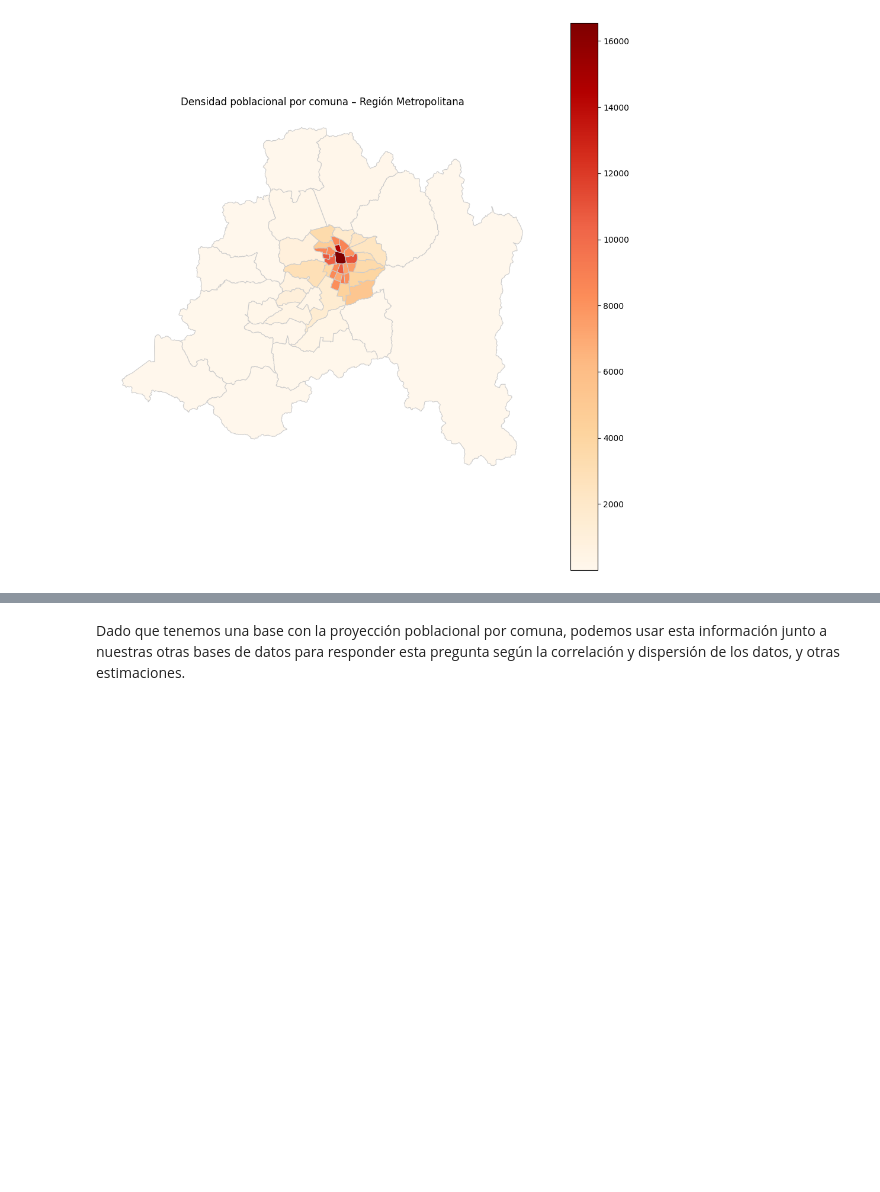
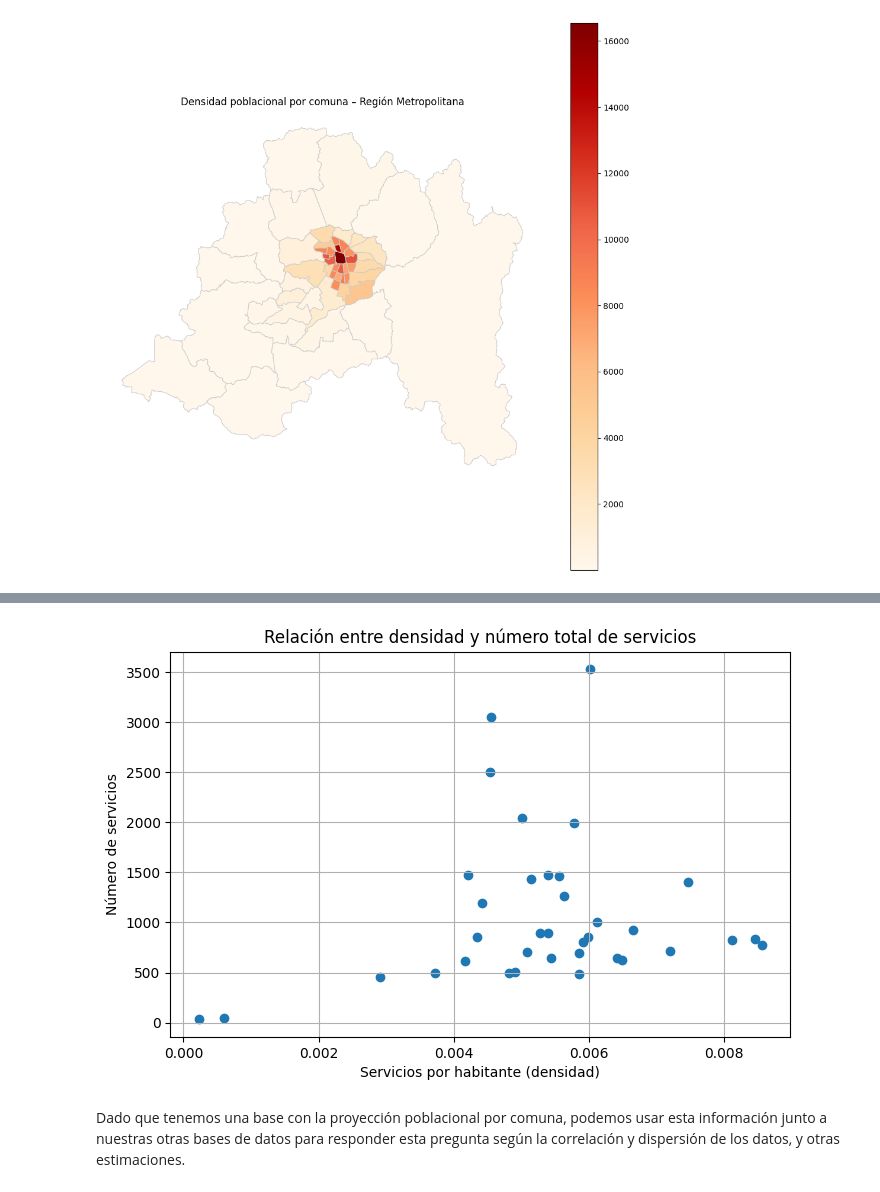
Before and after one commit to vpardoss/squadecaedro, a Jupyter notebook: notebooks/squadecaedro_propuesta.ipynb, the cells around one changed output, grey strips where cells are left out. Cells and saved outputs as stored; diff of their text form; code cells hidden in the pictures; blank space fills up the shorter version.

```diff
--- a/notebooks/squadecaedro_propuesta.ipynb
+++ b/notebooks/squadecaedro_propuesta.ipynb
@@ -131,7 +135,7 @@ Dado que no tenemos una base de datos específicamente de esta problemática, no
 # %%
 #importamos la información de las proyecciones poblacionales del censo y la filtramos por año y region
 import pandas as pd
-df_densidad = pd.read_csv('data/censo_proyecciones_año.csv', sep = ";")
+df_densidad = pd.read_csv('../data/censo_proyecciones_año.csv', sep = ";")
 df_densidad = df_densidad[df_densidad['region'] == "Metropolitana de Santiago"]
 df_densidad = df_densidad[df_densidad['año'] == 2025]
 df_densidad = df_densidad.sort_values(by='población')
@@ -165,3 +169,24 @@ ax.axis('off')
 plt.show()
 # %% [output]
 [figure]
+# %%
+df_micros = pd.read_csv("../data/paraderos.csv")
+df_grouped = df_micros.groupby("comuna", as_index=False)["n_servicios"].sum()
+# %%
+import unicodedata
+# Apartamos las comunas con su respectiva población y estandarizamos los nombres de las comunas
+df_comunas = df_densidad[['comuna', 'población']].copy()
+df_comunas['comuna'] = (df_comunas['comuna'].str.normalize("NFD").str.encode("ascii", "ignore").str.decode("utf-8").str.lower())
+#Aplicamos la misma estandarización para la cantidad de micros por comuna
+df_grouped['comuna'] = (df_grouped['comuna'].str.normalize("NFD").str.encode("ascii", "ignore").str.decode("utf-8").str.lower())
+
+#Unimos
+df_unido = df_comunas.merge(df_grouped, on="comuna", how="outer")
+
+#Botamos filas que no corresponden a Santiago
+df_unido = df_unido.dropna(subset=["n_servicios", "población"])
+
+#
+df_unido["servicios_por_habitante"] = df_unido["n_servicios"] / df_unido["población"]
+df_unido = df_unido.sort_values(by = "servicios_por_habitante", ascending = False)
+df_unido
@@ -168,3 +211,18 @@ plt.show()
+# %%
+import matplotlib.pyplot as plt
+
+plt.figure(figsize=(8,5))
+
+plt.scatter(df_unido["poblaci"], df_unido["n_servicios"])
+
+plt.xlabel("Servicios por habitante (densidad)")
+plt.ylabel("Número de servicios")
+plt.title("Relación entre densidad y número total de servicios")
+plt.grid(True)
+
+plt.show()
+# %% [output]
+[figure, added]
 # %% [markdown]
 Dado que tenemos una base con la proyección poblacional por comuna, podemos usar esta información junto a nuestras otras bases de datos para responder esta pregunta según la correlación y dispersión de los datos, y otras estimaciones.
 # %% [markdown]
```
Also changed, not shown: parts of 3 cells of this notebook.
